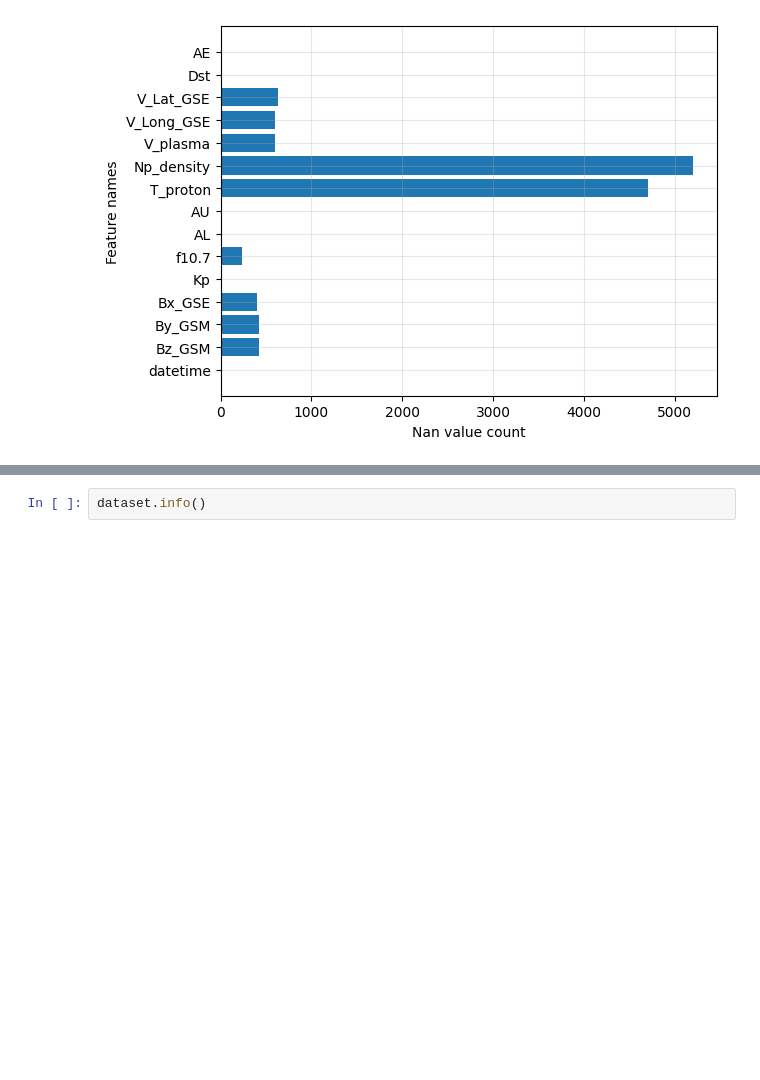
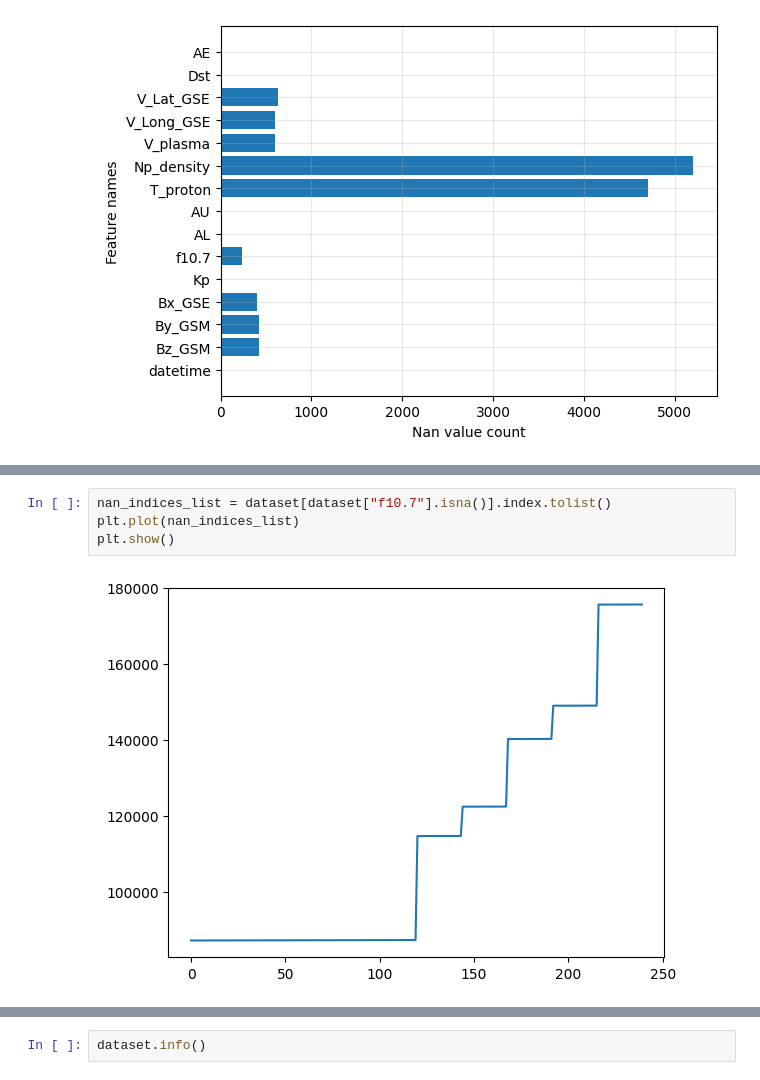
Before and after one commit to neZorinEgor/GeomagneticNet, a Jupyter notebook: notebooks/analisys.ipynb, the cells around one changed output, grey strips where cells are left out. Drawn from its saved outputs; the diff is of its cells as text; blank space fills up the shorter version.

```diff
--- a/notebooks/analisys.ipynb
+++ b/notebooks/analisys.ipynb
@@ -116,0 +137,6 @@ plt.show()
+# %%
+nan_indices_list = dataset[dataset["f10.7"].isna()].index.tolist()
+plt.plot(nan_indices_list)
+plt.show()
+# %% [output]
+[figure, added]
```
Also changed, not shown: parts of 3 cells of this notebook.
